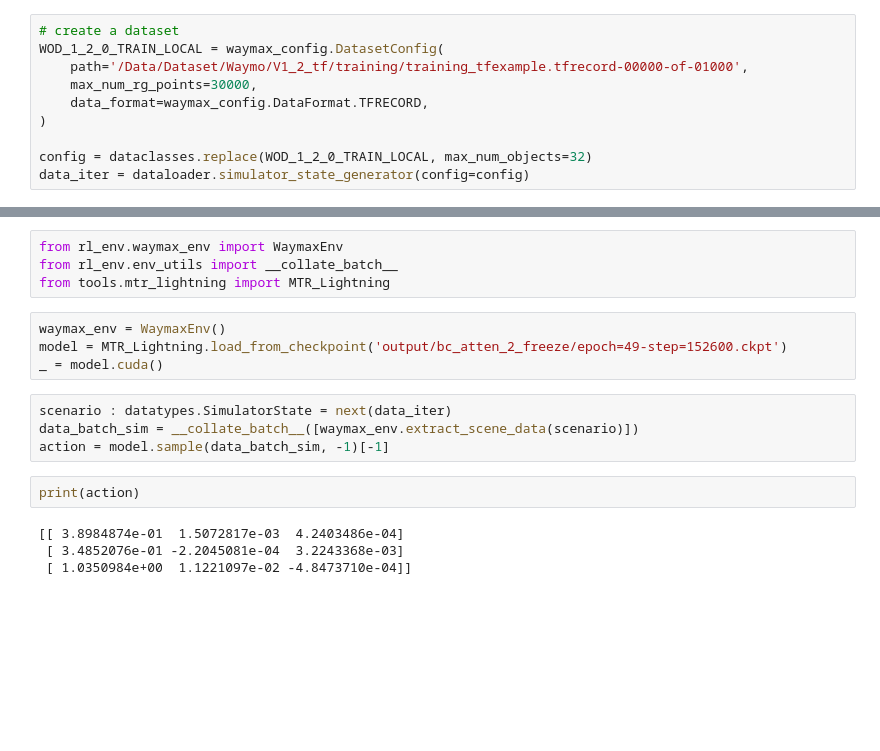
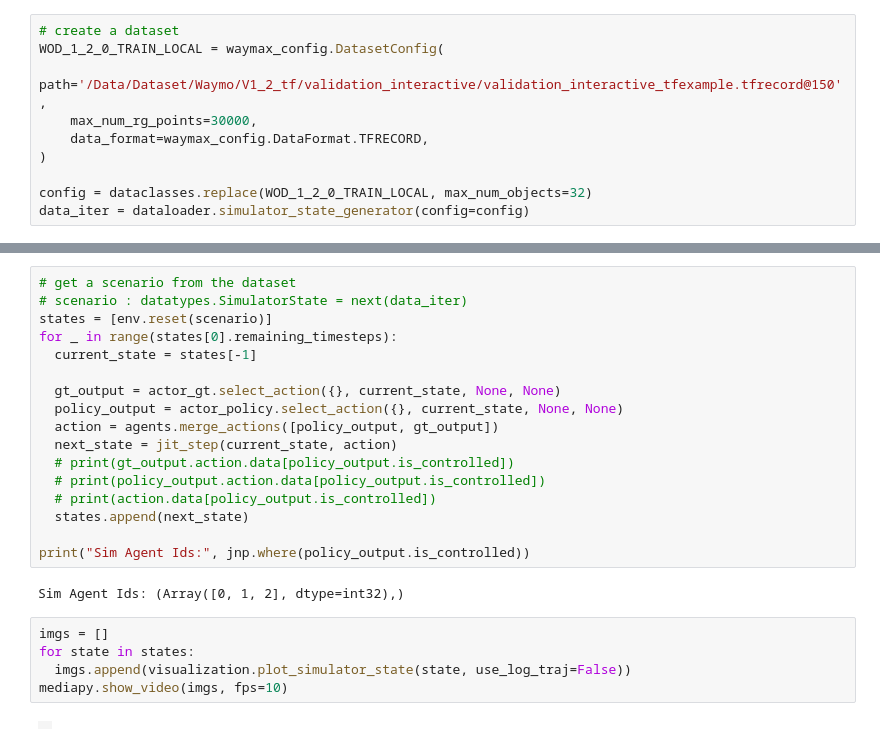
Before and after one commit to zzx9636/MTR, a Jupyter notebook: test_waymax.ipynb, the cells around one changed output, grey strips where cells are left out. Cells and saved outputs as stored; diff of their text form; blank space fills up the shorter version.

Commit message:
add waymax agent

```diff
--- a/test_waymax.ipynb
+++ b/test_waymax.ipynb
@@ -20,7 +18,7 @@ from waymax import visualization
 # %%
 # create a dataset
 WOD_1_2_0_TRAIN_LOCAL = waymax_config.DatasetConfig(
-    path='/Data/Dataset/Waymo/V1_2_tf/training/training_tfexample.tfrecord-00000-of-01000',
+    path='/Data/Dataset/Waymo/V1_2_tf/validation_interactive/validation_interactive_tfexample.tfrecord@150',
     max_num_rg_points=30000,
     data_format=waymax_config.DataFormat.TFRECORD,
 )
@@ -92,18 +111,26 @@ map_data_stack.shape
-# %%
-from rl_env.waymax_env import WaymaxEnv
-from rl_env.env_utils import __collate_batch__
-from tools.mtr_lightning import MTR_Lightning
-# %%
-waymax_env = WaymaxEnv()
-model = MTR_Lightning.load_from_checkpoint('output/bc_atten_2_freeze/epoch=49-step=152600.ckpt')
-_ = model.cuda()
-# %%
-scenario : datatypes.SimulatorState = next(data_iter)
-data_batch_sim = __collate_batch__([waymax_env.extract_scene_data(scenario)])
-action = model.sample(data_batch_sim, -1)[-1]
-# %%
-print(action)
-# %% [output]
-[[ 3.8984874e-01  1.5072817e-03  4.2403486e-04]
- [ 3.4852076e-01 -2.2045081e-04  3.2243368e-03]
- [ 1.0350984e+00  1.1221097e-02 -4.8473710e-04]]
+# %%
+# get a scenario from the dataset
+# scenario : datatypes.SimulatorState = next(data_iter)
+states = [env.reset(scenario)]
+for _ in range(states[0].remaining_timesteps):
+  current_state = states[-1]
+
+  gt_output = actor_gt.select_action({}, current_state, None, None)
+  policy_output = actor_policy.select_action({}, current_state, None, None)
+  action = agents.merge_actions([policy_output, gt_output])
+  next_state = jit_step(current_state, action)
+  # print(gt_output.action.data[policy_output.is_controlled])
+  # print(policy_output.action.data[policy_output.is_controlled])
+  # print(action.data[policy_output.is_controlled])
+  states.append(next_state)
+
+print("Sim Agent Ids:", jnp.where(policy_output.is_controlled))
+# %% [output]
+Sim Agent Ids: (Array([0, 1, 2], dtype=int32),)
+# %%
+imgs = []
+for state in states:
+  imgs.append(visualization.plot_simulator_state(state, use_log_traj=False))
+mediapy.show_video(imgs, fps=10)
+# %% [output]
+|  |
```
Also changed, not shown: parts of 14 cells of this notebook, 13 other files.
